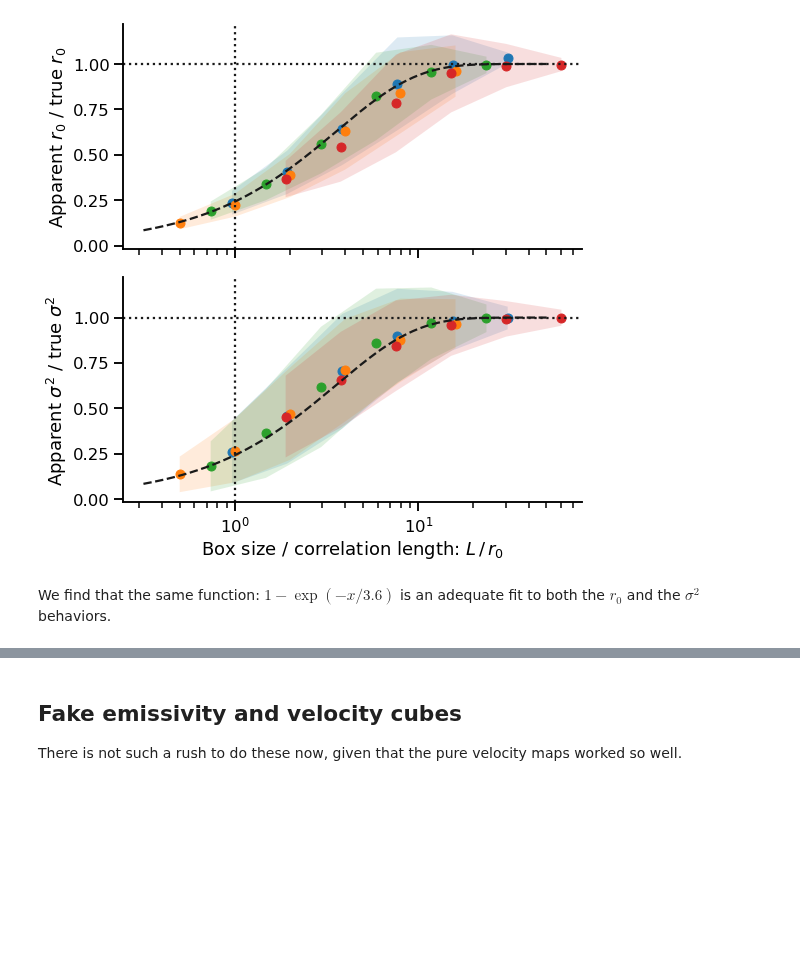
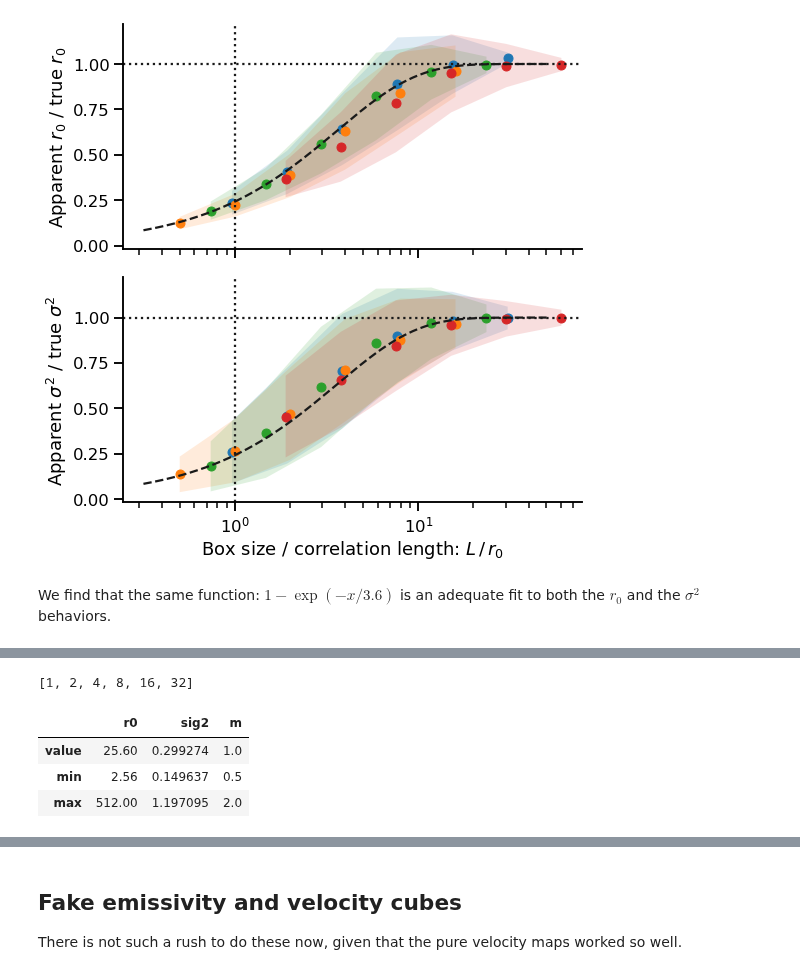
Before and after one commit to JavGVastro/PhD.Paper, a Jupyter notebook: Fake-Maps/fake-maps-finite.ipynb, the cells around one changed output, grey strips where cells are left out. Drawn from its saved outputs; the diff is of its cells as text; code cells hidden in the pictures; blank space fills up the shorter version.

```diff
--- a/Fake-Maps/fake-maps-finite.ipynb
+++ b/Fake-Maps/fake-maps-finite.ipynb
@@ -626,0 +836,4 @@ We find that the same function: $1 - \exp(-x / 3.6)$ is an adequate fit to both
+# %%
+sorted(splits.keys())
+# %% [output]
+[1, 2, 4, 8, 16, 32]
@@ -626,0 +845,7 @@ We find that the same function: $1 - \exp(-x / 3.6)$ is an adequate fit to both
+# %%
+pd.DataFrame(model.param_hints)
+# %% [output]
+|  | r0 | sig2 | m |
+| value | 25.60 | 0.299274 | 1.0 |
+| min | 2.56 | 0.149637 | 0.5 |
+| max | 512.00 | 1.197095 | 2.0 |
```
Also changed, not shown: parts of 22 cells of this notebook, 2 other files.
